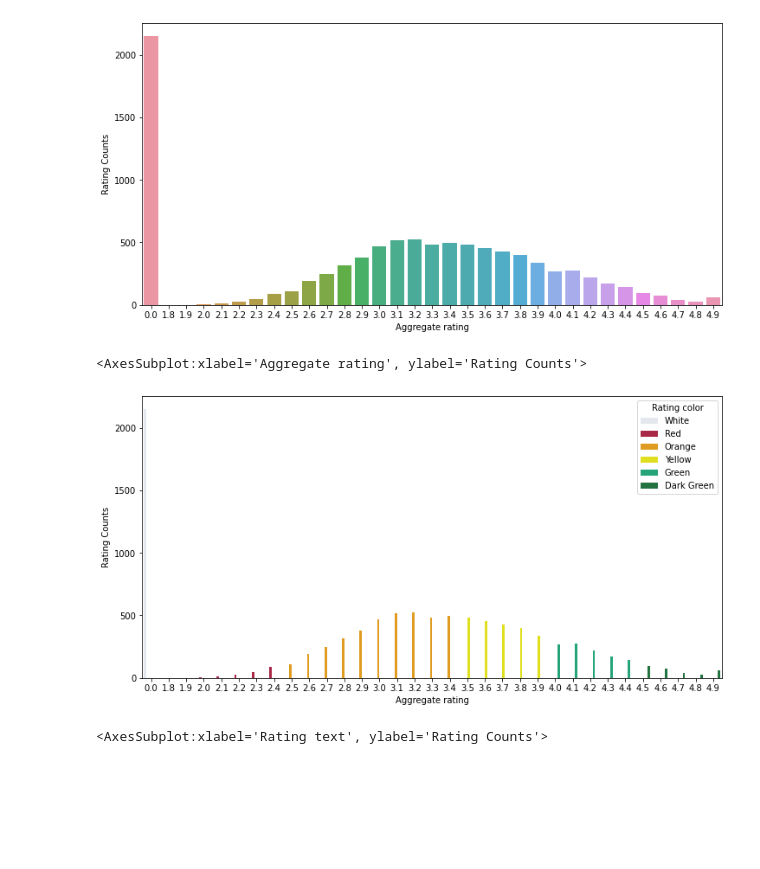
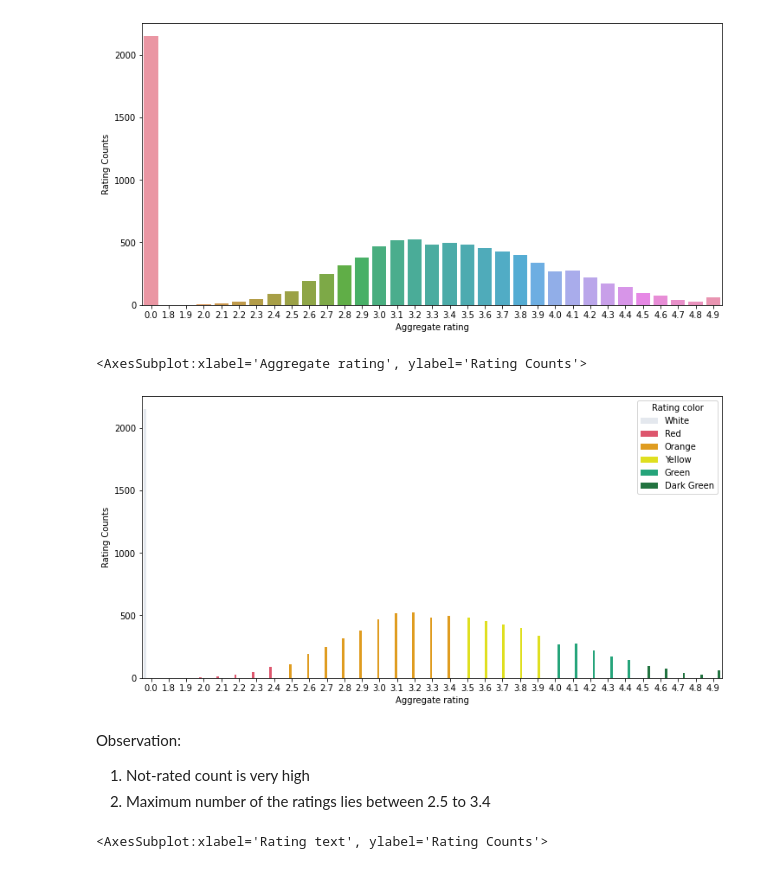
Before and after one commit to bhimrazy/Exploratory-Data-Analysis, a Jupyter notebook: zomato/zomato_eda.ipynb, the cells around one changed output. Drawn from its saved outputs; the diff is of its cells as text; code cells hidden in the pictures; blank space fills up the shorter version.

```diff
--- a/zomato/zomato_eda.ipynb
+++ b/zomato/zomato_eda.ipynb
@@ -185,11 +189,15 @@ sns.barplot(x="Aggregate rating",y="Rating Counts",data=ratings)
 [figure]
 # %%
 #visualizing Aggregate rating vs Ratings Count using bar plot
-color_palette = ['#e2e8f0','#be123c','orange','yellow','#10b981','#15803d']
+color_palette = ['#e2e8f0','#f43f5e','orange','yellow','#10b981','#15803d']
 sns.barplot(x="Aggregate rating",y="Rating Counts",hue="Rating color",data=ratings,palette=color_palette)
 # %% [output]
 <AxesSubplot:xlabel='Aggregate rating', ylabel='Rating Counts'>
-[figure, old version]
+[figure, new version]
+# %% [markdown]
+Observation: <br/>
+1. Not-rated count is very high
+2. Maximum number of the ratings lies between 2.5 to 3.4
 # %%
 #visualizing Rating text vs Ratings Count using bar plot
 sns.barplot(x="Rating text",y="Rating Counts",data=ratings)
```
Also changed, not shown: parts of 14 cells of this notebook.
